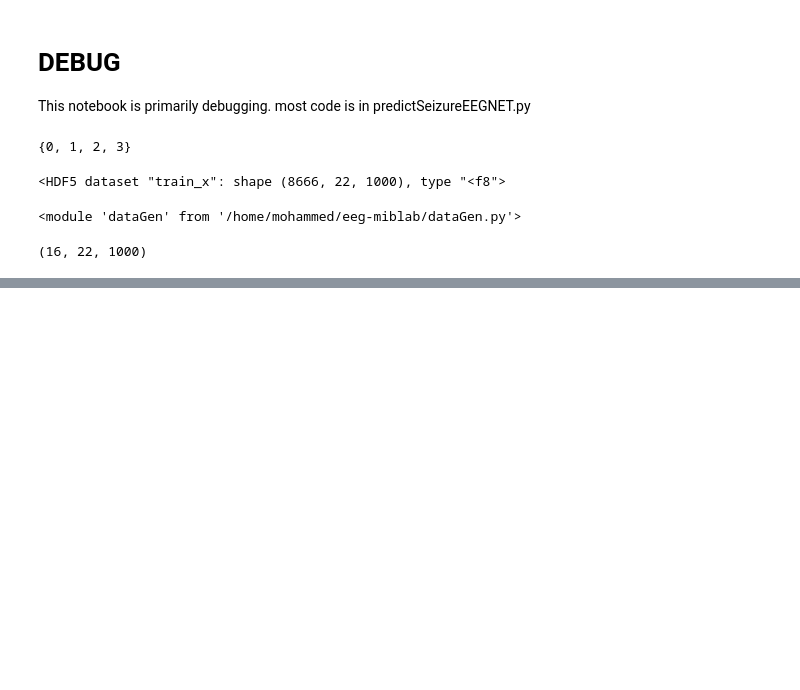
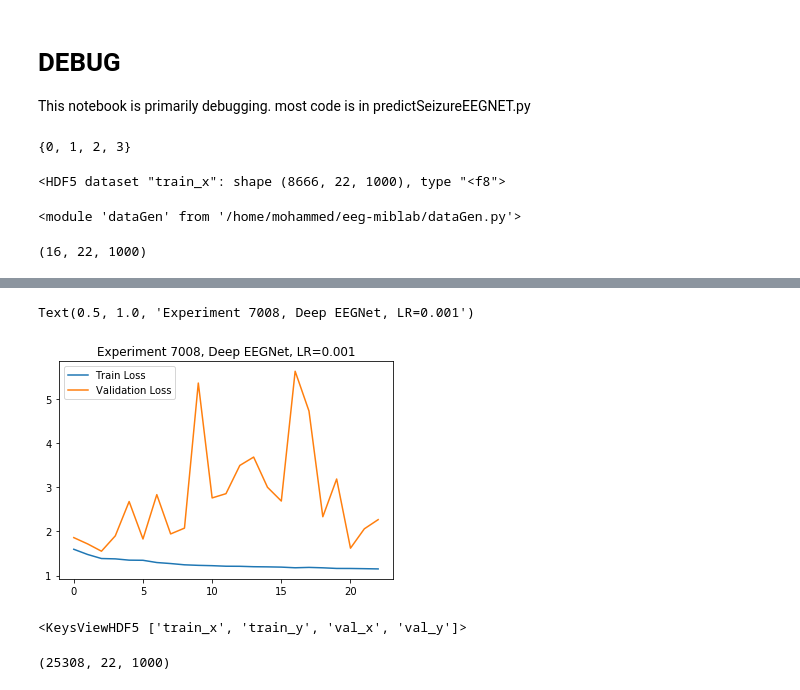
Before and after one commit to Saqibm128/eeg-tuh-miblab-baseline, a Jupyter notebook: DEBUG.ipynb, the cells around one changed output, grey strips where cells are left out. Drawn from its saved outputs; the diff is of its cells as text; code cells hidden in the pictures; blank space fills up the shorter version.

```diff
--- a/DEBUG.ipynb
+++ b/DEBUG.ipynb
@@ -53,2 +45,21 @@ dg.list_IDs
+# %%
+plt.plot(history["loss"])
+plt.plot(history["val_loss"])
+plt.legend(["Train Loss", "Validation Loss"])
+plt.title("Experiment 7008, Deep EEGNet, LR=0.001")
+# %% [output]
+Text(0.5, 1.0, 'Experiment 7008, Deep EEGNet, LR=0.001')
+[figure, added]
 # %%
 testFile["`"][0].shape
+# %%
+with h5py.File("/datadrive/TUH_EEG/MUPS/data/cross_sub_TUH_EEG/cross_subject_data_train_val.hdf5") as trainFile:
+        print(trainFile.keys())
+        train_x = trainFile['train_x'].value
+        train_x = train_x.transpose(0,2,1).reshape((-1,1,22,1000))
+        valid_x = trainFile['val_x'].value
+        valid_x = valid_x.transpose(0,2,1).reshape((-1,1,22,1000))
+        train_y = trainFile['train_y'].value
+        valid_y = trainFile['val_y'].value
+# %% [output]
+<KeysViewHDF5 ['train_x', 'train_y', 'val_x', 'val_y']>
@@ -54,0 +71,4 @@ testFile["`"][0].shape
+# %%
+test_x.shape
+# %% [output]
+(25308, 22, 1000)
```
Also changed, not shown: parts of 43 cells of this notebook, 6 other files.
